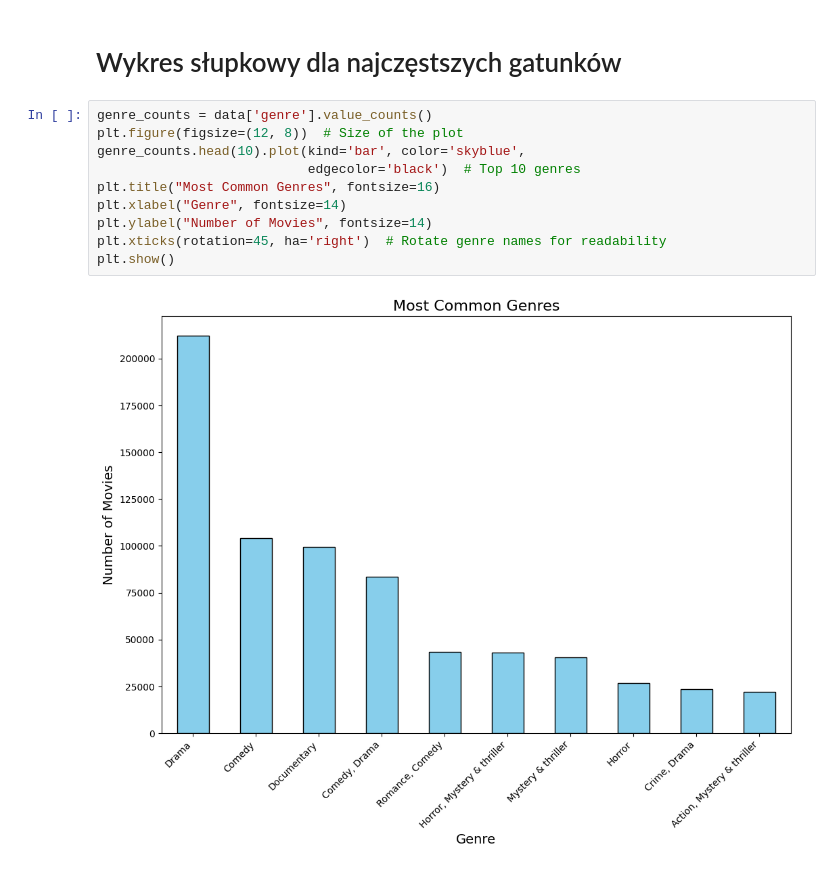
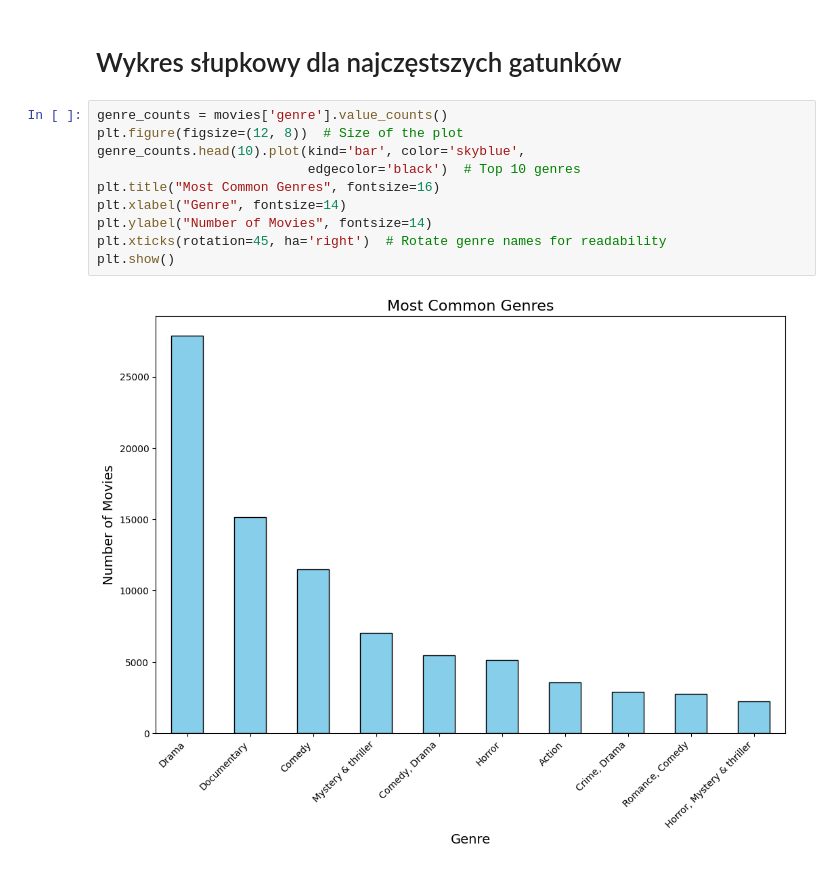
Before and after one commit to tymiasas00/MAD-2025, a Jupyter notebook: data_analysis.ipynb, the cells around one changed output. Drawn from its saved outputs; the diff is of its cells as text.

```diff
--- a/data_analysis.ipynb
+++ b/data_analysis.ipynb
@@ -161,14 +162,14 @@ for column in numeric_features:
 # %% [markdown]
 # Wykres słupkowy dla najczęstszych gatunków
 # %%
-genre_counts = data['genre'].value_counts()
+genre_counts = movies['genre'].value_counts()
 plt.figure(figsize=(12, 8))  # Size of the plot
 genre_counts.head(10).plot(kind='bar', color='skyblue',
                            edgecolor='black')  # Top 10 genres
 plt.title("Most Common Genres", fontsize=16)
 plt.xlabel("Genre", fontsize=14)
 plt.ylabel("Number of Movies", fontsize=14)
 plt.xticks(rotation=45, ha='right')  # Rotate genre names for readability
 plt.show()
 # %% [output]
-[figure, old version]
+[figure, new version]
```
Also changed, not shown: parts of 2 cells of this notebook.
